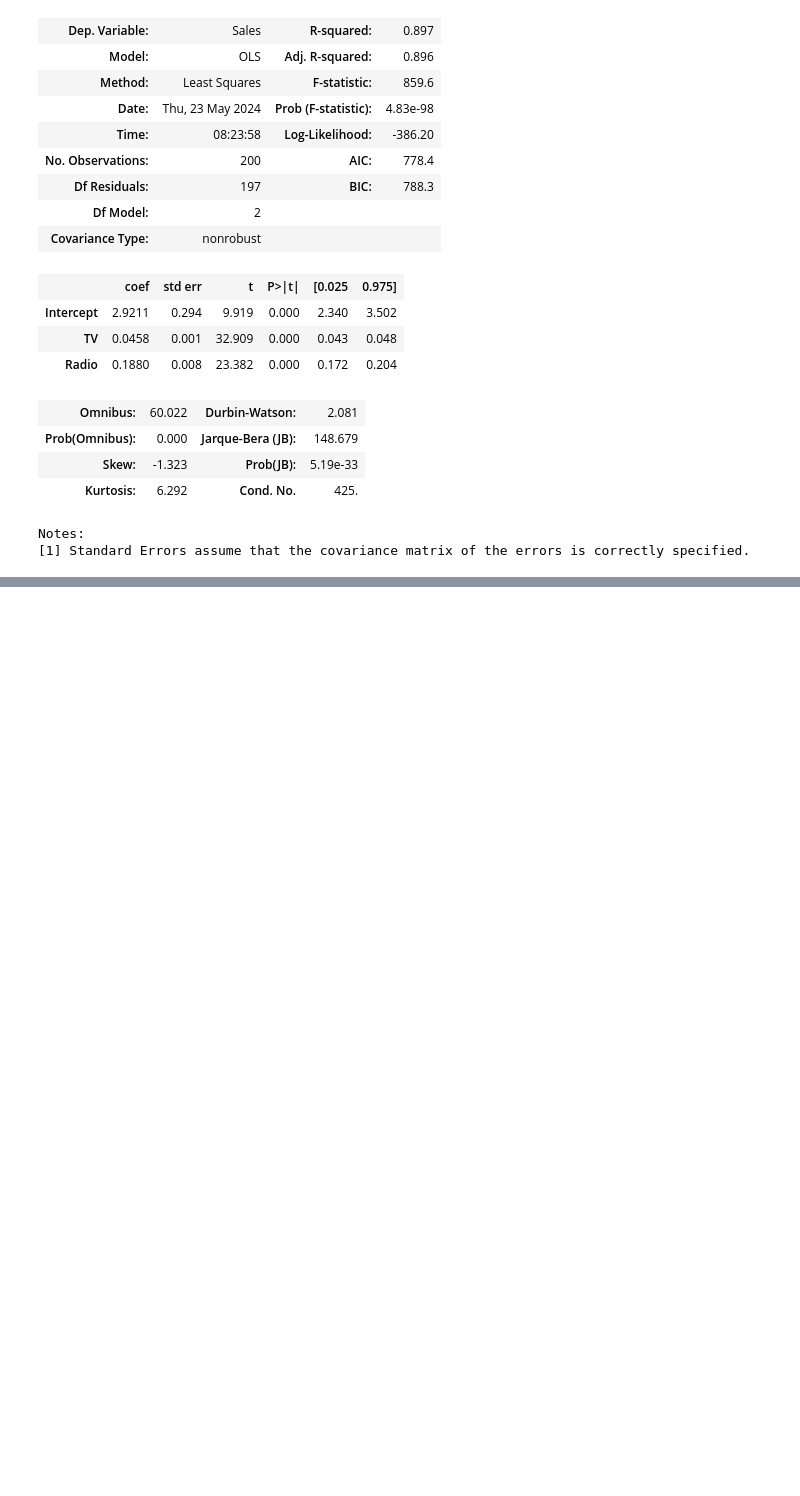
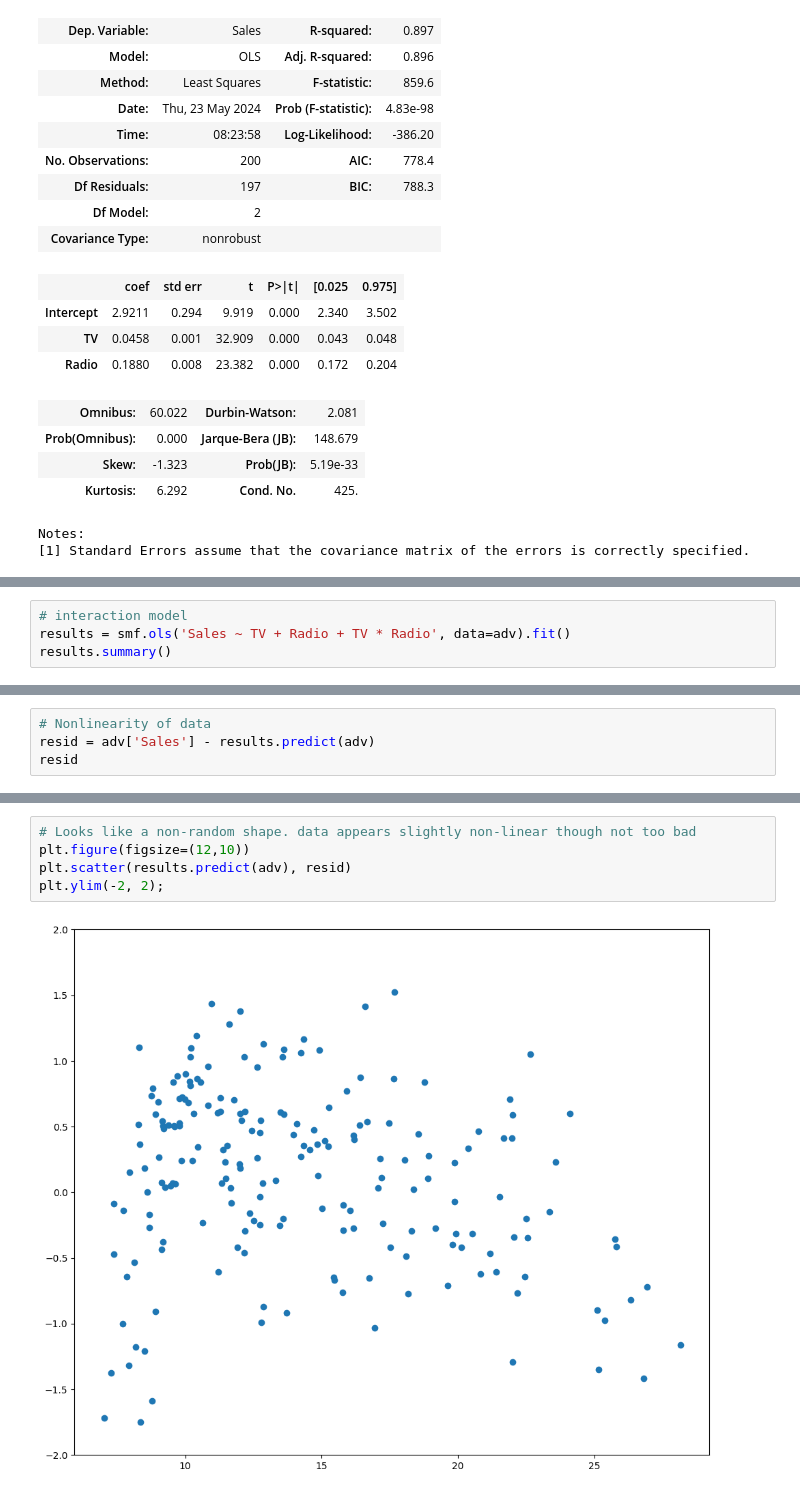
Before and after one commit to AzlinRusnan/Machine-Learning, a Jupyter notebook: Regressions.ipynb, the cells around one changed output, grey strips where cells are left out. Saved outputs shown, nothing was run; the diff lists cells and outputs as text; blank space fills up the shorter version.

```diff
--- a/Regressions.ipynb
+++ b/Regressions.ipynb
@@ -481,0 +702,4 @@ In the above model, Newspaper does not appear to have a relationship with sales
+# %%
+# interaction model
+results = smf.ols('Sales ~ TV + Radio + TV * Radio', data=adv).fit()
+results.summary()
@@ -481,0 +832,4 @@ In the above model, Newspaper does not appear to have a relationship with sales
+# %%
+# Nonlinearity of data
+resid = adv['Sales'] - results.predict(adv)
+resid
@@ -481,0 +864,7 @@ In the above model, Newspaper does not appear to have a relationship with sales
+# %%
+# Looks like a non-random shape. data appears slightly non-linear though not too bad
+plt.figure(figsize=(12,10))
+plt.scatter(results.predict(adv), resid)
+plt.ylim(-2, 2);
+# %% [output]
+[figure, added]
```
Also changed, not shown: parts of 36 cells of this notebook.
